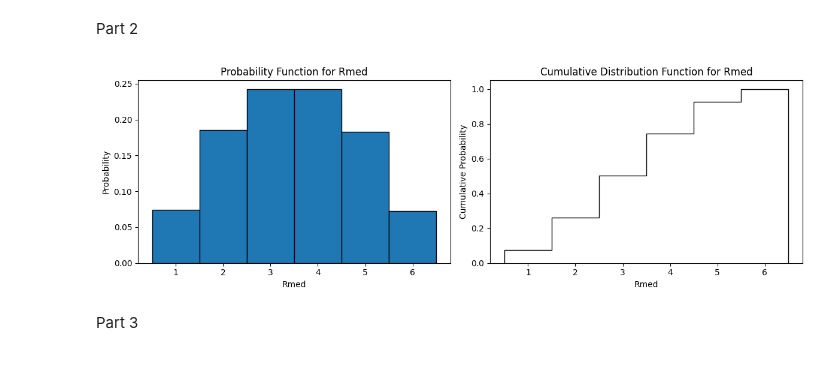
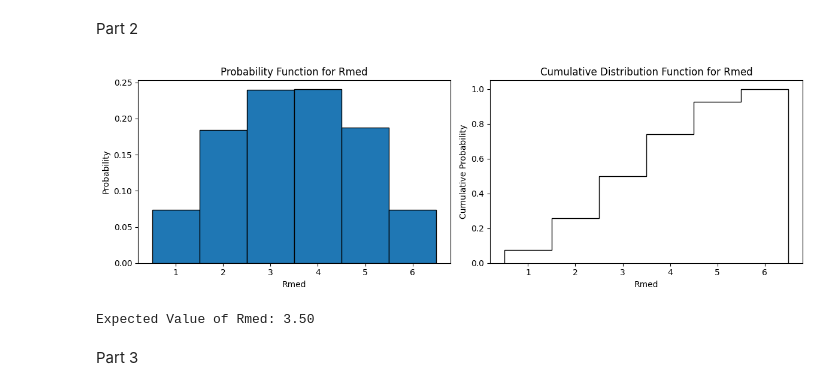
Before and after one commit to dmcdonald98/Assignment-5, a Jupyter notebook: Assignment5.ipynb, the cells around one changed output. Cells and saved outputs as stored; diff of their text form; code cells hidden in the pictures.

```diff
--- a/Assignment5.ipynb
+++ b/Assignment5.ipynb
@@ -56,34 +56,39 @@ def simulate_and_plot_scenario_2(num_simulations):
     for _ in range(num_simulations):
         # Simulate rolling three dice
         dice_rolls = np.random.randint(1, 7, size=3)
         middle_value = np.median(dice_rolls)
         outcomes.append(middle_value)
 
     # Plotting Probability Function
     plt.figure(figsize=(12, 4))
     plt.subplot(1, 2, 1)
     plt.hist(outcomes, bins=np.arange(0.5, 7.5, 1), density=True, edgecolor='black')
     plt.title('Probability Function for Rmed')
     plt.xlabel('Rmed')
     plt.ylabel('Probability')
 
     # Plotting Cumulative Distribution Function
     plt.subplot(1, 2, 2)
     plt.hist(outcomes, bins=np.arange(0.5, 7.5, 1), density=True, cumulative=True, histtype='step', edgecolor='black')
     plt.title('Cumulative Distribution Function for Rmed')
     plt.xlabel('Rmed')
     plt.ylabel('Cumulative Probability')
 
     plt.tight_layout()
     plt.show()
 
+    #Calculating the expected value of Rmed
+    expected_value = np.mean(outcomes)
+    print(f"Expected Value of Rmed: {expected_value:.2f}")
+
 # Number of simulations to run
 num_simulations = 100000
 
 # Simulate and plot using the law of large numbers
 simulate_and_plot_scenario_2(num_simulations)
 # %% [output]
-[figure, old version]
+[figure, new version]
+Expected Value of Rmed: 3.50
 # %% [markdown]
 Part 3
 # %%
```
Also changed, not shown: parts of 2 cells of this notebook.
